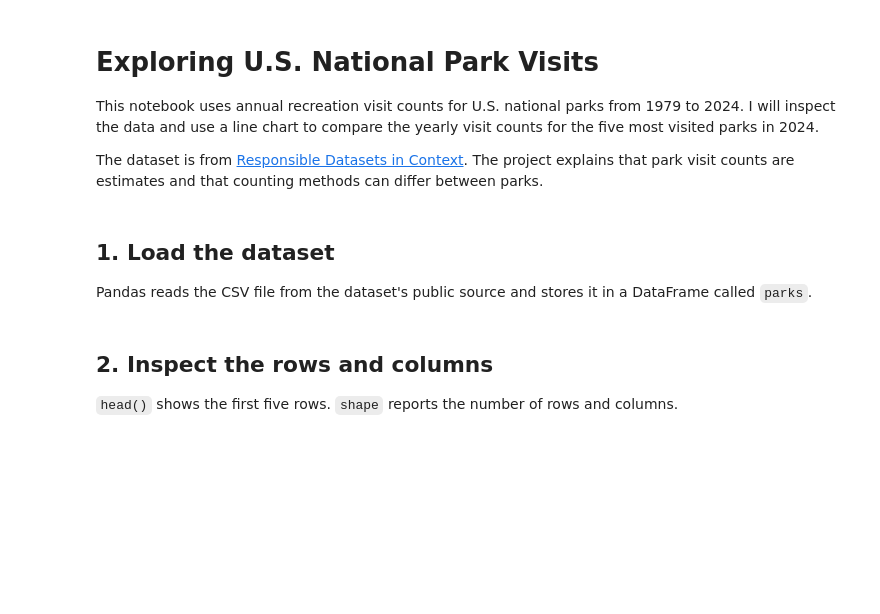
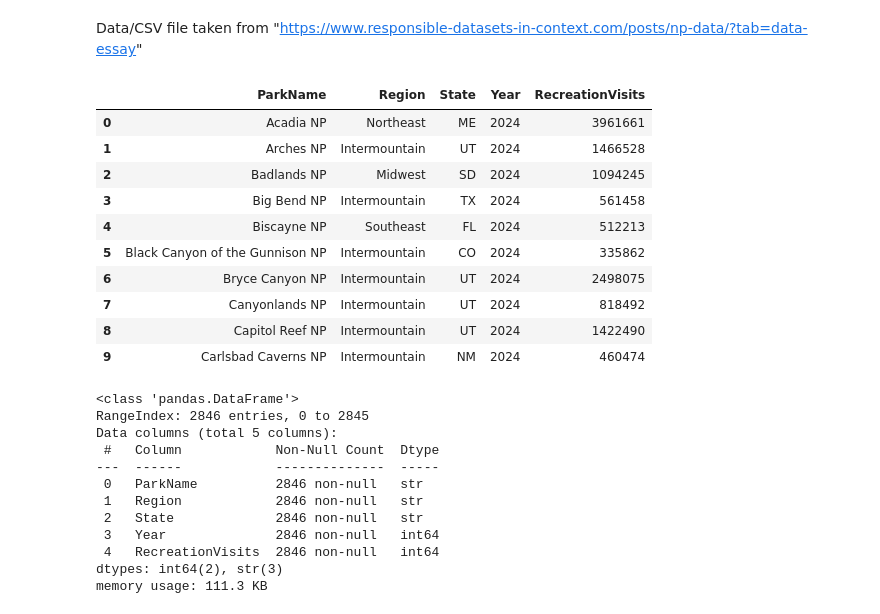
Before and after one commit to Jaylin2436chen/is310-coding-assignments, a Jupyter notebook: pandas-eda/national_park_visits_eda.ipynb, the cells around one changed output. Saved outputs shown, nothing was run; the diff lists cells and outputs as text; code cells hidden in the pictures; blank space fills up the shorter version.

Commit message:
Exploring and Visualizing Culture Homework

```diff
--- a/pandas-eda/national_park_visits_eda.ipynb
+++ b/pandas-eda/national_park_visits_eda.ipynb
@@ -1,20 +1,22 @@
-# %% [markdown]
-# Exploring U.S. National Park Visits
-
-This notebook uses annual recreation visit counts for U.S. national parks from 1979 to 2024. I will inspect the data and use a line chart to compare the yearly visit counts for the five most visited parks in 2024.
-
-The dataset is from [Responsible Datasets in Context](https://www.responsible-datasets-in-context.com/posts/np-data/). The project explains that park visit counts are estimates and that counting methods can differ between parks.
-# %% [markdown]
-## 1. Load the dataset
-
-Pandas reads the CSV file from the dataset's public source and stores it in a DataFrame called `parks`.
+# %% [markdown]
+Data/CSV file taken from
+"https://www.responsible-datasets-in-context.com/posts/np-data/?tab=data-essay"
 # %%
 import pandas as pd
 import altair as alt
 
-url = "https://raw.githubusercontent.com/melaniewalsh/responsible-datasets-in-context/main/datasets/national-parks/US-National-Parks_RecreationVisits_1979-2024.csv"
-parks = pd.read_csv(url)
+df = pd.read_csv('/Users/jaylinchen/Downloads/US-National-Parks_RecreationVisits_1979-2024.csv')
+
+df.head(10)
+# %% [output]
+|  | ParkName | Region | State | Year | RecreationVisits |
+| 0 | Acadia NP | Northeast | ME | 2024 | 3961661 |
+| 1 | Arches NP | Intermountain | UT | 2024 | 1466528 |
+| 2 | Badlands NP | Midwest | SD | 2024 | 1094245 |
+| 3 | Big Bend NP | Intermountain | TX | 2024 | 561458 |
+| 4 | Biscayne NP | Southeast | FL | 2024 | 512213 |
+| 5 | Black Canyon of the Gunnison NP | Intermountain | CO | 2024 | 335862 |
+| 6 | Bryce Canyon NP | Intermountain | UT | 2024 | 2498075 |
+| 7 | Canyonlands NP | Intermountain | UT | 2024 | 818492 |
+| 8 | Capitol Reef NP | Intermountain | UT | 2024 | 1422490 |
+| 9 | Carlsbad Caverns NP | Intermountain | NM | 2024 | 460474 |
-# %% [markdown]
-## 2. Inspect the rows and columns
-
-`head()` shows the first five rows. `shape` reports the number of rows and columns.
@@ -22,0 +23,15 @@ parks.head()
+# %%
+df.info()
+# %% [output]
+<class 'pandas.DataFrame'>
+RangeIndex: 2846 entries, 0 to 2845
+Data columns (total 5 columns):
+ #   Column            Non-Null Count  Dtype
+---  ------            --------------  -----
+ 0   ParkName          2846 non-null   str
+ 1   Region            2846 non-null   str
+ 2   State             2846 non-null   str
+ 3   Year              2846 non-null   int64
+ 4   RecreationVisits  2846 non-null   int64
+dtypes: int64(2), str(3)
+memory usage: 111.3 KB
```
Also changed, not shown: parts of 16 cells of this notebook, 2 other files.
